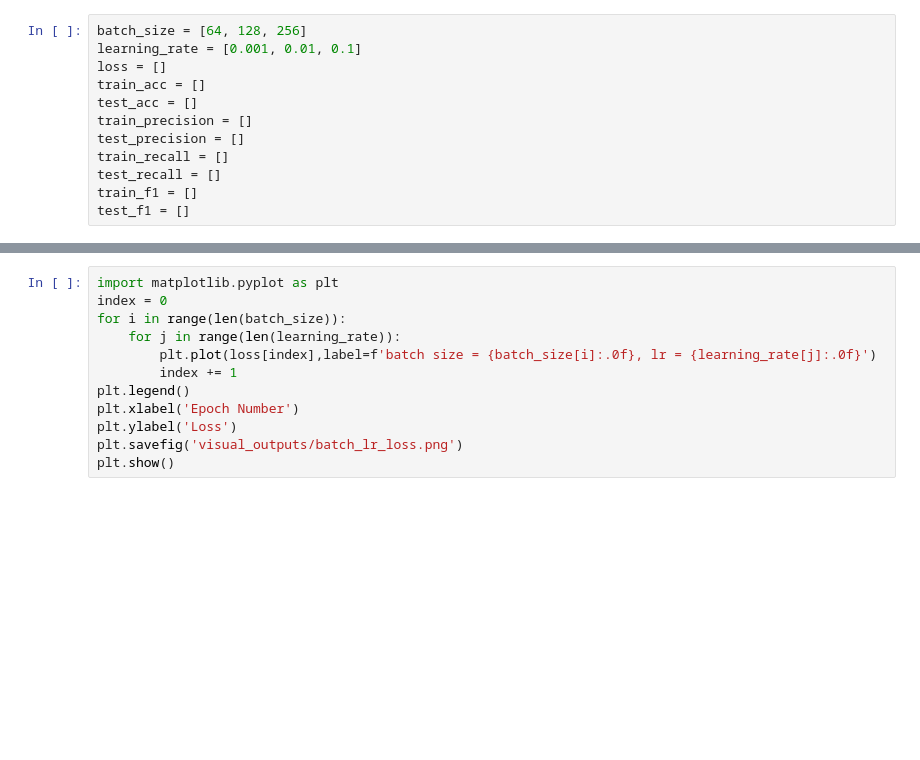
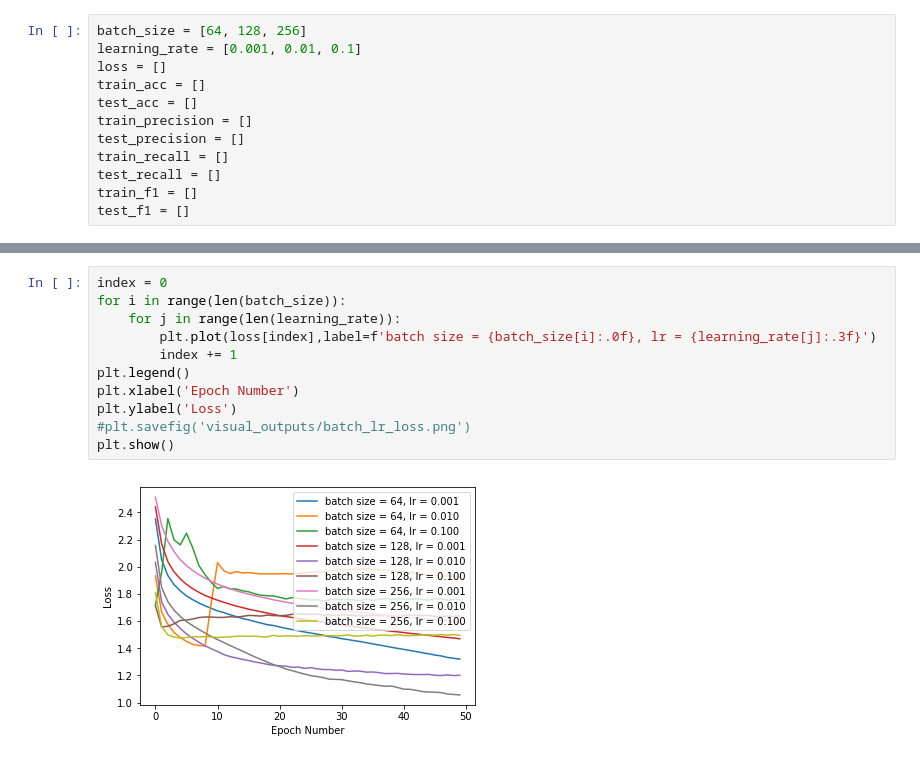
Before and after one commit to Yvnminc/Deep-Neural-Network-Components-Analysis, a Jupyter notebook: Experiment-Batch Size.ipynb, the cells around one changed output, grey strips where cells are left out. Saved outputs shown, nothing was run; the diff lists cells and outputs as text; blank space fills up the shorter version.

```diff
--- a/Experiment-Batch Size.ipynb
+++ b/Experiment-Batch Size.ipynb
@@ -106,12 +152,13 @@ plot_heatmap(test_f1, 'Test Macro-F1 Score')
 # %%
-import matplotlib.pyplot as plt
 index = 0
 for i in range(len(batch_size)):
     for j in range(len(learning_rate)):
-        plt.plot(loss[index],label=f'batch size = {batch_size[i]:.0f}, lr = {learning_rate[j]:.0f}')
+        plt.plot(loss[index],label=f'batch size = {batch_size[i]:.0f}, lr = {learning_rate[j]:.3f}')
         index += 1
 plt.legend()
 plt.xlabel('Epoch Number')
 plt.ylabel('Loss')
-plt.savefig('visual_outputs/batch_lr_loss.png')
+#plt.savefig('visual_outputs/batch_lr_loss.png')
 plt.show()
+# %% [output]
+[figure, added]
```
Also changed, not shown: parts of 2 cells of this notebook, 12 other files.
